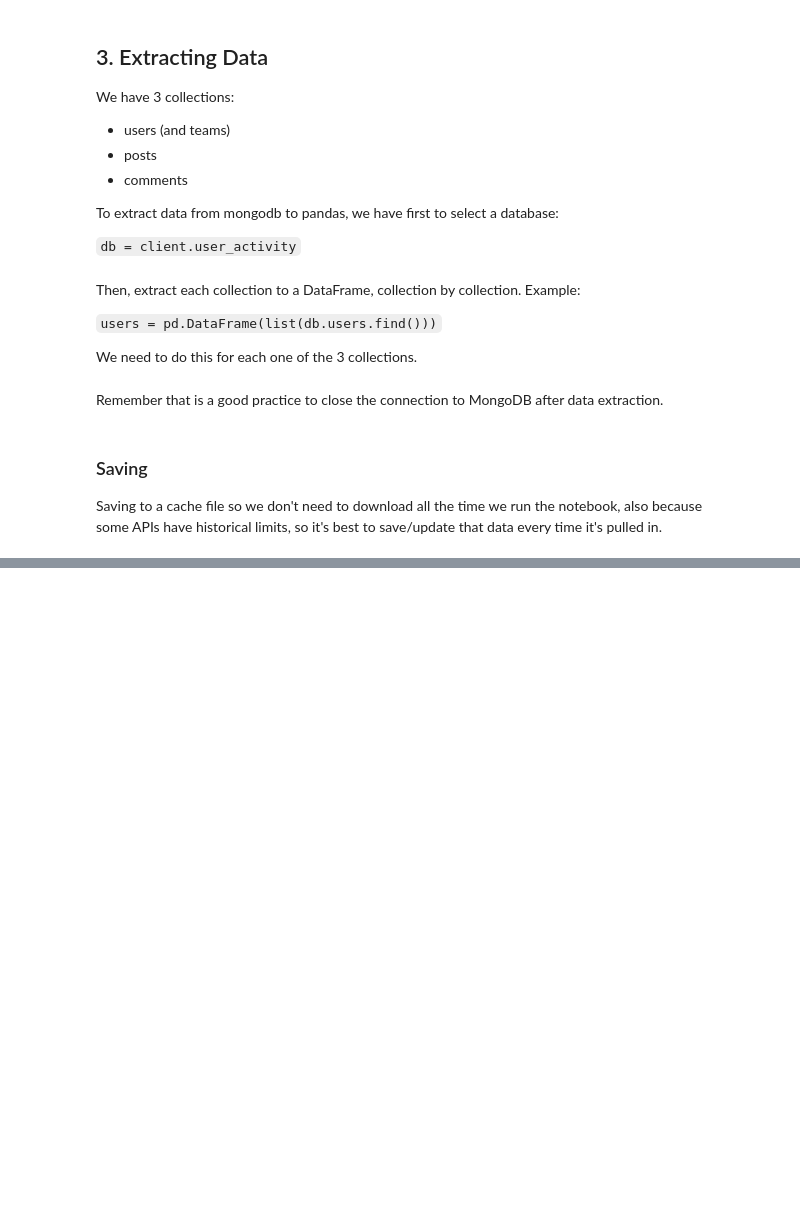
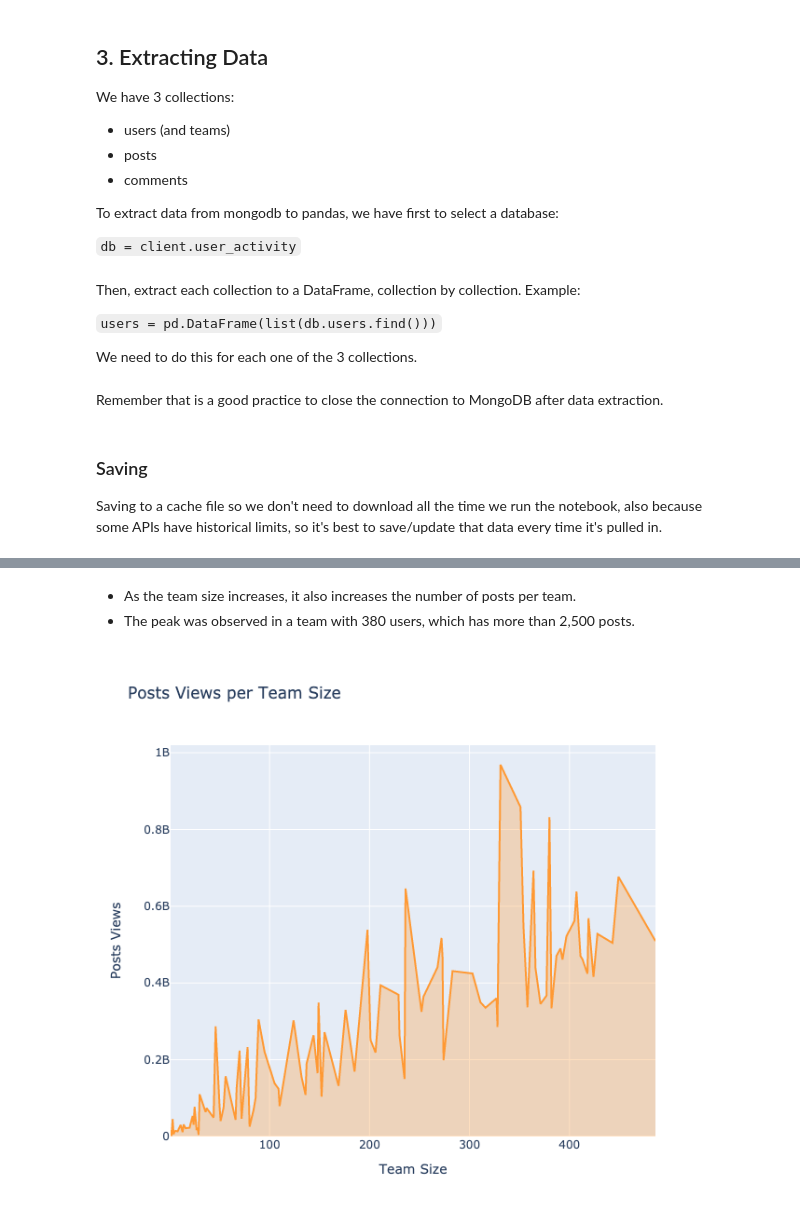
Before and after one commit to reisdebora/user-activity, a Jupyter notebook: notebook.ipynb, the cells around one changed output, grey strips where cells are left out. Cells and saved outputs as stored; diff of their text form; code cells hidden in the pictures; blank space fills up the shorter version.

```diff
--- a/notebook.ipynb
+++ b/notebook.ipynb
@@ -375,0 +190,17 @@ fig.show()
+# %% [markdown]
+* As the team size increases, it also increases the number of posts per team.
+* The peak was observed in a team with 380 users, which has more than 2,500 posts.
+# %%
+# Posts Views per Team Size
+layout = cf.Layout(
+    height = 600,width = 800,
+    yaxis = dict(title = 'Posts Views'),
+    xaxis = dict(title = 'Team Size'),
+    title = 'Posts Views per Team Size'
+)
+
+fig = teamactivity.groupby(['users'],as_index=True)['views'].sum().\
+    iplot(kind='scatter',fill=True,width=2,asFigure=True,layout = layout)
+fig.show()
+# %% [output]
+[figure, added]
```
Also changed, not shown: parts of 55 cells of this notebook, 12 other files.
